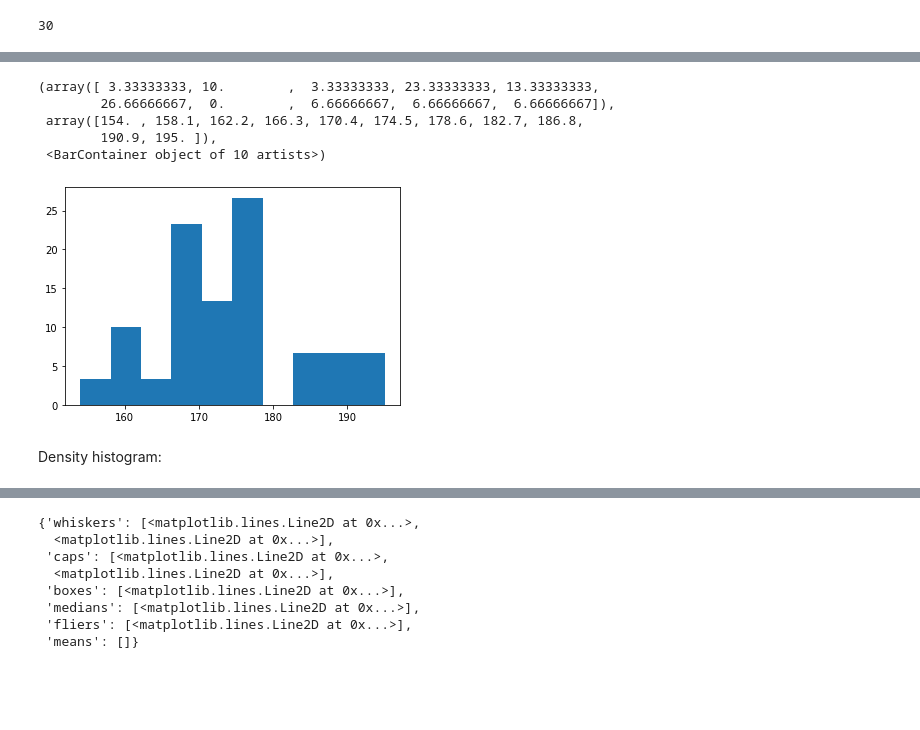
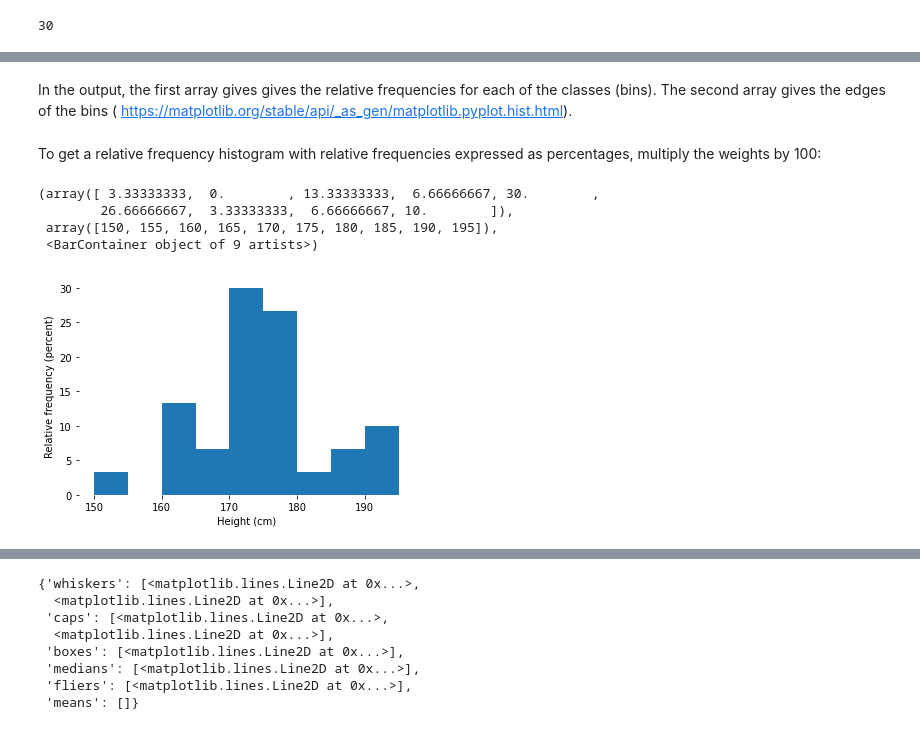
Before and after one commit to luc-hens/luc-hens.github.io, a Jupyter notebook: Statistics-I-using-Python.ipynb, the cells around one changed output, grey strips where cells are left out. Cells and saved outputs as stored; diff of their text form; code cells hidden in the pictures; blank space fills up the shorter version.

```diff
--- a/Statistics-I-using-Python.ipynb
+++ b/Statistics-I-using-Python.ipynb
@@ -399,13 +429,19 @@ Relative frequency histogram (percentages):
+# %% [markdown]
+In the output, the first array gives gives the relative frequencies for each of the classes (bins). The second array gives the edges of the bins ( https://matplotlib.org/stable/api/_as_gen/matplotlib.pyplot.hist.html).
+# %% [markdown]
+To get a relative frequency histogram with relative frequencies expressed as percentages, multiply the weights by 100:
 # %%
+import matplotlib.pyplot as plt
 import numpy as np
 df.height.size  # size gives the number of observations of the variable height
-plt.hist(df.height, weights=100*(np.zeros_like(df.height) + 1. / df.height.size)) # relative frequency histogram: vertical axis shows relative frequencies expressed as a percentage
+plt.box(False)              # get rid of the box
+plt.xlabel('Height (cm)')   # add label on x-axis
+plt.ylabel('Relative frequency (percent)')     # add label on x-axis
+plt.hist(df.height, weights=100*(np.zeros_like(df.height) + 1. / df.height.size),
+         bins=[150,155,160,165,170,175,180,185,190,195])
 # %% [output]
-(array([ 3.33333333, 10.        ,  3.33333333, 23.33333333, 13.33333333,
-        26.66666667,  0.        ,  6.66666667,  6.66666667,  6.66666667]),
- array([154. , 158.1, 162.2, 166.3, 170.4, 174.5, 178.6, 182.7, 186.8,
-        190.9, 195. ]),
- <BarContainer object of 10 artists>)
+(array([ 3.33333333,  0.        , 13.33333333,  6.66666667, 30.        ,
+        26.66666667,  3.33333333,  6.66666667, 10.        ]),
+ array([150, 155, 160, 165, 170, 175, 180, 185, 190, 195]),
+ <BarContainer object of 9 artists>)
-[figure, old version]
+[figure, new version]
-# %% [markdown]
-Density histogram:
```
Also changed, not shown: parts of 94 cells of this notebook.
